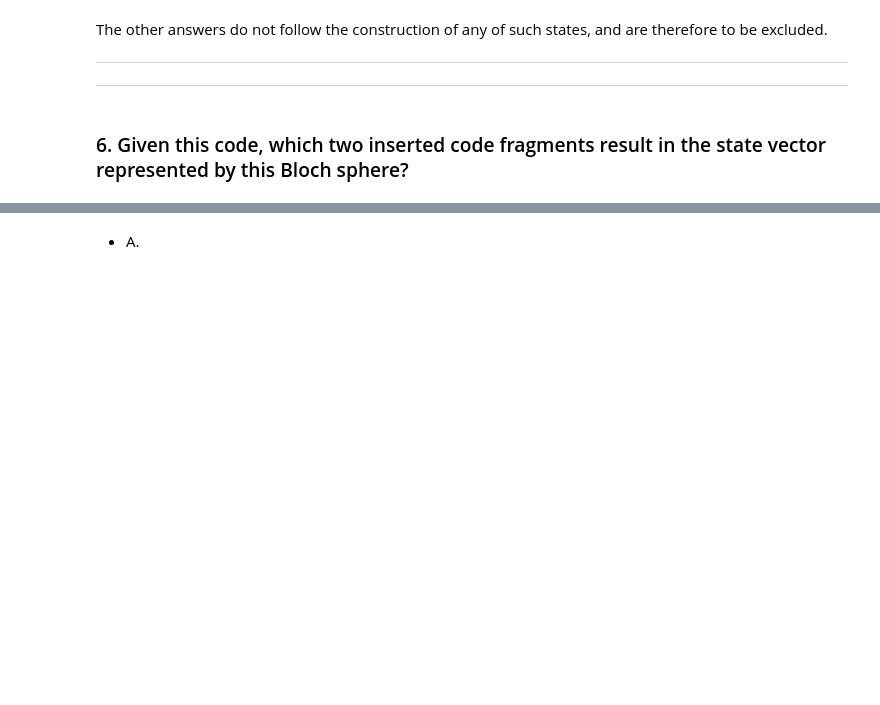
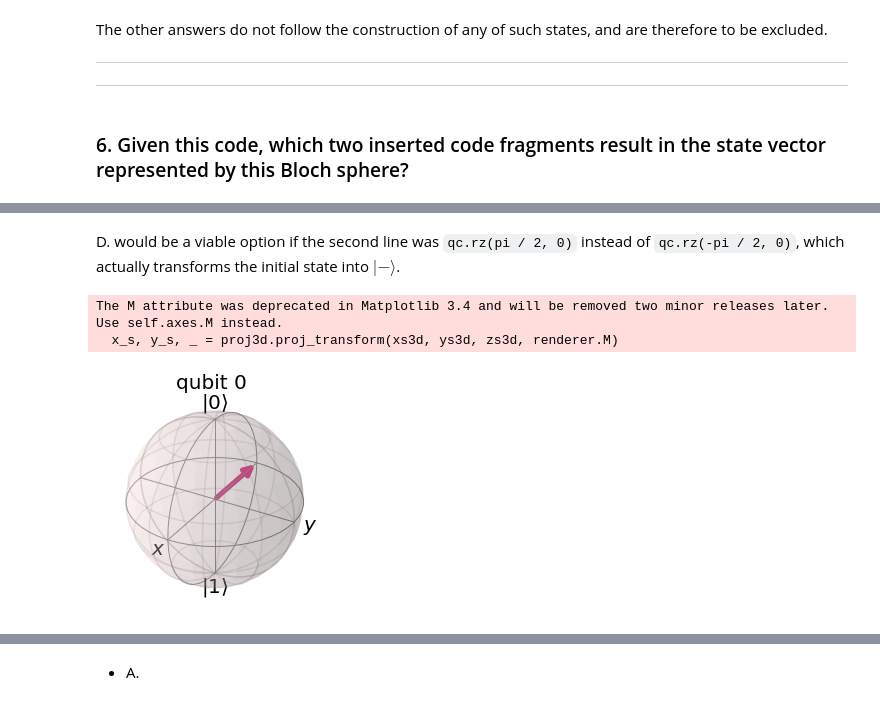
Before and after one commit to salvatorezam/ibm-quantum-developer-certification, a Jupyter notebook: sample_questions/C1000-112_SAM/C1000-112_SAM.ipynb, the cells around one changed output, grey strips where cells are left out. Saved outputs shown, nothing was run; the diff lists cells and outputs as text; code cells hidden in the pictures; blank space fills up the shorter version.

```diff
--- a/sample_questions/C1000-112_SAM/C1000-112_SAM.ipynb
+++ b/sample_questions/C1000-112_SAM/C1000-112_SAM.ipynb
@@ -462,0 +510,17 @@ plot_bloch_multivector(outputstate)
+# %% [markdown]
+D. would be a viable option if the second line was `qc.rz(pi / 2, 0)` instead of `qc.rz(-pi / 2, 0)`, which actually transforms the initial state into $|-\rangle$.
+# %%
+qc = QuantumCircuit(1,1)
+
+qc.rx(pi / 2, 0)
+qc.rz(-pi / 2, 0)
+
+simulator = Aer.get_backend('statevector_simulator')
+job = execute(qc, simulator)
+result = job.result()
+outputstate = result.get_statevector(qc)
+plot_bloch_multivector(outputstate)
+# %% [output]
+The M attribute was deprecated in Matplotlib 3.4 and will be removed two minor releases later. Use self.axes.M instead.
+  x_s, y_s, _ = proj3d.proj_transform(xs3d, ys3d, zs3d, renderer.M)
+[figure, added]
```
Also changed, not shown: parts of 103 cells of this notebook, 2 other files.
